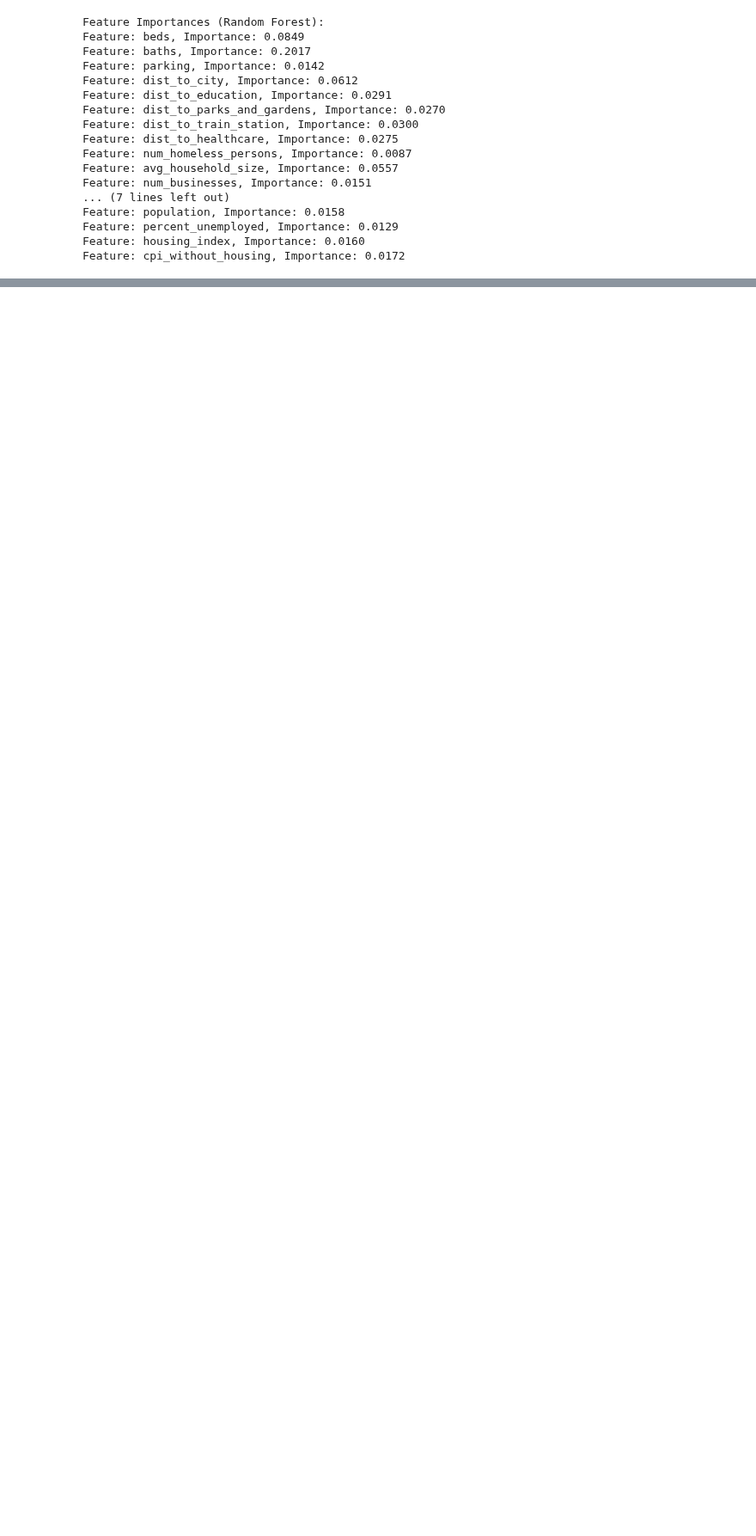
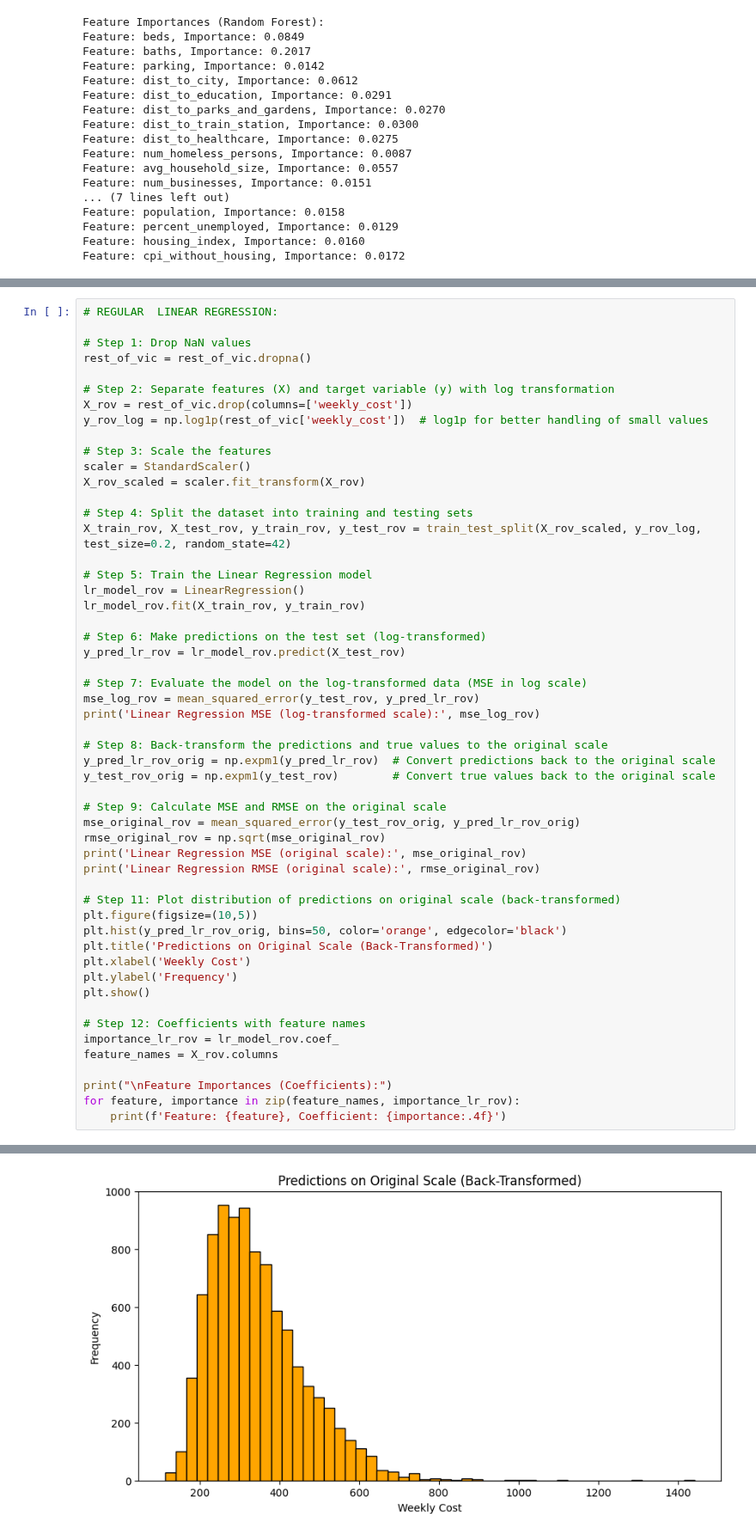
Before and after one commit to MAST30034-AppliedDataScience/project-2-group-real-estate-industry-project-31, a Jupyter notebook: notebooks/modelling_properties.ipynb, the cells around one changed output, grey strips where cells are left out. Shown at 86% size. Saved outputs shown, nothing was run; the diff lists cells and outputs as text; blank space fills up the shorter version.

Commit message:
still modelling looking at predictions

```diff
--- a/notebooks/modelling_properties.ipynb
+++ b/notebooks/modelling_properties.ipynb
@@ -410,0 +439,54 @@ Feature: cpi_without_housing, Importance: 0.0172
+# %%
+# REGULAR  LINEAR REGRESSION:
+
+# Step 1: Drop NaN values
+rest_of_vic = rest_of_vic.dropna()
+
+# Step 2: Separate features (X) and target variable (y) with log transformation
+X_rov = rest_of_vic.drop(columns=['weekly_cost'])
+y_rov_log = np.log1p(rest_of_vic['weekly_cost'])  # log1p for better handling of small values
+
+# Step 3: Scale the features
+scaler = StandardScaler()
+X_rov_scaled = scaler.fit_transform(X_rov)
+
+# Step 4: Split the dataset into training and testing sets
+X_train_rov, X_test_rov, y_train_rov, y_test_rov = train_test_split(X_rov_scaled, y_rov_log, test_size=0.2, random_state=42)
+
+# Step 5: Train the Linear Regression model
+lr_model_rov = LinearRegression()
+lr_model_rov.fit(X_train_rov, y_train_rov)
+
+# Step 6: Make predictions on the test set (log-transformed)
+y_pred_lr_rov = lr_model_rov.predict(X_test_rov)
+
+# Step 7: Evaluate the model on the log-transformed data (MSE in log scale)
+mse_log_rov = mean_squared_error(y_test_rov, y_pred_lr_rov)
+print('Linear Regression MSE (log-transformed scale):', mse_log_rov)
+
+# Step 8: Back-transform the predictions and true values to the original scale
+y_pred_lr_rov_orig = np.expm1(y_pred_lr_rov)  # Convert predictions back to the original scale
+y_test_rov_orig = np.expm1(y_test_rov)        # Convert true values back to the original scale
+
+# Step 9: Calculate MSE and RMSE on the original scale
+mse_original_rov = mean_squared_error(y_test_rov_orig, y_pred_lr_rov_orig)
+rmse_original_rov = np.sqrt(mse_original_rov)
+print('Linear Regression MSE (original scale):', mse_original_rov)
+print('Linear Regression RMSE (original scale):', rmse_original_rov)
+
+# Step 11: Plot distribution of predictions on original scale (back-transformed)
+plt.figure(figsize=(10,5))
+plt.hist(y_pred_lr_rov_orig, bins=50, color='orange', edgecolor='black')
+plt.title('Predictions on Original Scale (Back-Transformed)')
+plt.xlabel('Weekly Cost')
+plt.ylabel('Frequency')
+plt.show()
+
+# Step 12: Coefficients with feature names
+importance_lr_rov = lr_model_rov.coef_
+feature_names = X_rov.columns
+
+print("\nFeature Importances (Coefficients):")
+for feature, importance in zip(feature_names, importance_lr_rov):
+    print(f'Feature: {feature}, Coefficient: {importance:.4f}')
+# %% [output]
@@ -410,0 +496 @@ Feature: cpi_without_housing, Importance: 0.0172
+[figure, added]
```
Also changed, not shown: parts of 9 cells of this notebook.
